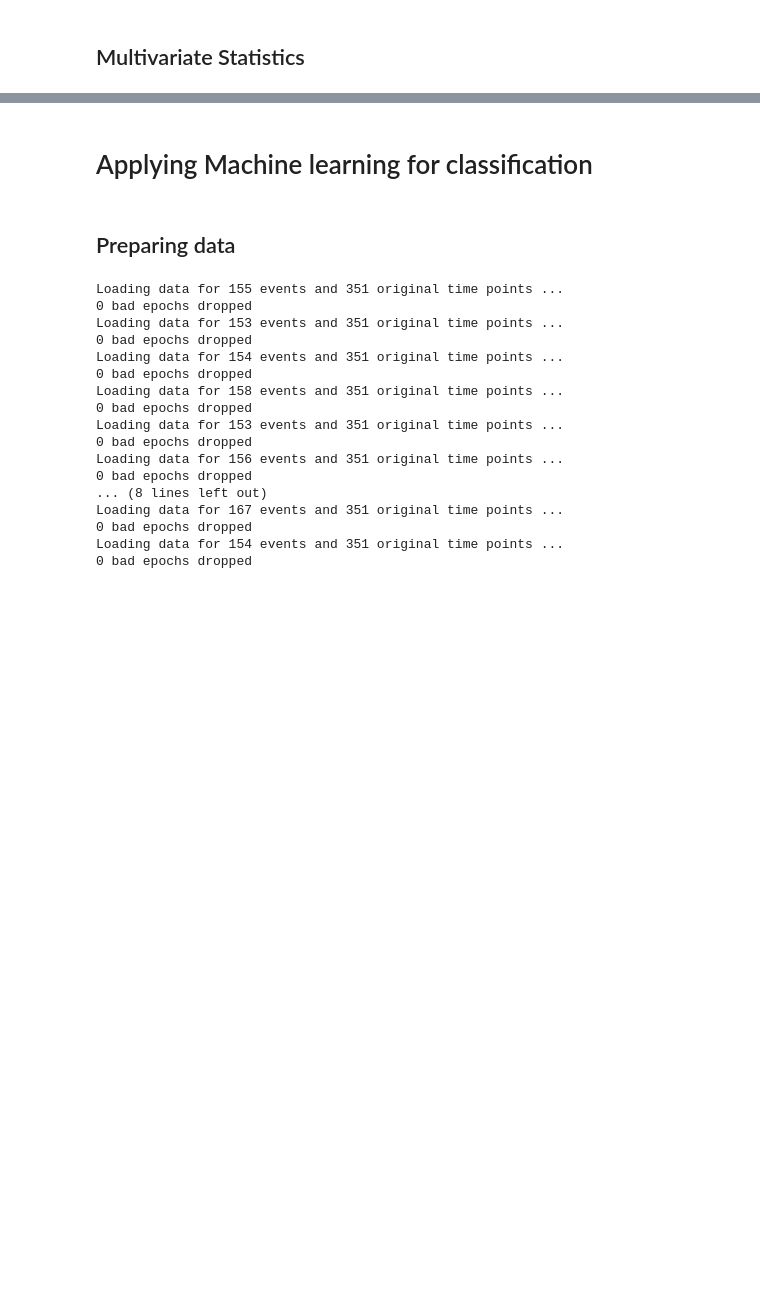
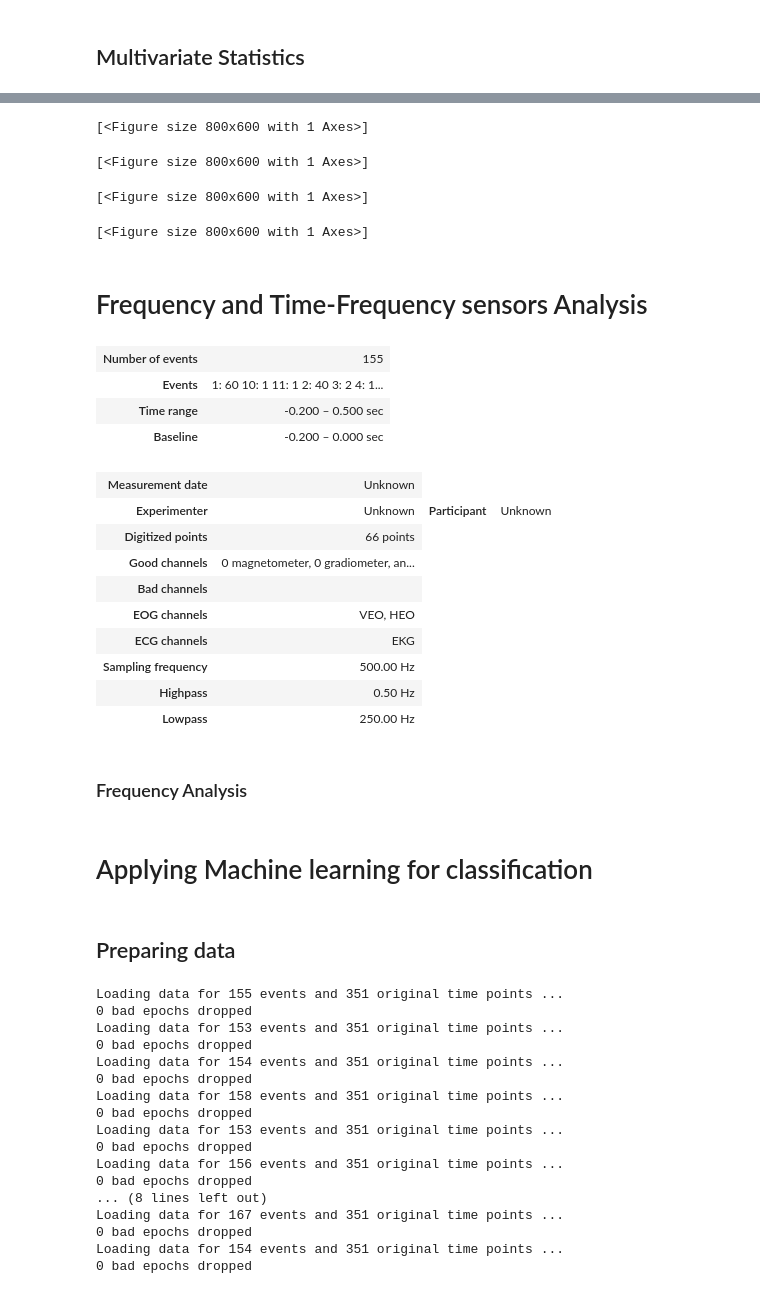
Before and after one commit to Arush0113/EEG_Pipeline, a Jupyter notebook: team02/Main.ipynb, the cells around one changed output, grey strips where cells are left out. Cells and saved outputs as stored; diff of their text form; code cells hidden in the pictures; blank space fills up the shorter version.

```diff
--- a/team02/Main.ipynb
+++ b/team02/Main.ipynb
@@ -533,0 +534,11 @@ evoked_NOGO_diff.plot(gfp = True)
+# %%
+mne.viz.plot_compare_evokeds(
+    [
+        evoked_CUE,
+        evoked_GO,
+        evoked_NOGO
+    ],
+    legend=True
+)
+# %% [output]
+[<Figure size 800x600 with 1 Axes>]
@@ -533,0 +549,35 @@ evoked_NOGO_diff.plot(gfp = True)
+# %%
+mne.viz.plot_compare_evokeds(
+    [
+        evoked_CUE,
+        evoked_GO,
+        diff_evoked_CUEGO
+    ],
+    legend=True
+)
+# %% [output]
+[<Figure size 800x600 with 1 Axes>]
+# %%
+mne.viz.plot_compare_evokeds(
+    [
+        evoked_GO,
+        evoked_NOGO,
+        diff_evoked_CUENOGO
+    ],
+    legend=True
+)
+# %% [output]
+[<Figure size 800x600 with 1 Axes>]
+# %%
+mne.viz.plot_compare_evokeds(
+    [
+        evoked_GO,
+        evoked_NOGO,
+        diff_evoked_GONOGO
+    ],
+    legend=True
+)
+# %% [output]
+[<Figure size 800x600 with 1 Axes>]
+# %% [markdown]
+# Frequency and Time-Frequency sensors Analysis
@@ -534,7 +593,25 @@ evoked_NOGO_diff.plot(gfp = True)
 # %%
-epochs['10_1']
+epochs['10_1'].apply_proj()
+# %% [output]
+| Number of events | 155 |
+| Events | 1: 60 10: 1 11: 1 2: 40 3: 2 4: 1... |
+| Time range | -0.200 – 0.500 sec |
+| Baseline | -0.200 – 0.000 sec |
 # %%
-epochs['10_1']
+epochs['10_1'].info
+# %% [output]
+| Measurement date | Unknown |
+| Experimenter | Unknown | Participant | Unknown |
+| Digitized points | 66 points |
+| Good channels | 0 magnetometer, 0 gradiometer, an... |
+| Bad channels |  |
+| EOG channels | VEO, HEO |
+| ECG channels | EKG |
+| Sampling frequency | 500.00 Hz |
+| Highpass | 0.50 Hz |
+| Lowpass | 250.00 Hz |
+# %% [markdown]
+### Frequency Analysis
 # %% [markdown]
 # Applying Machine learning for classification
 # %%
```
Also changed, not shown: parts of 5 cells of this notebook.
